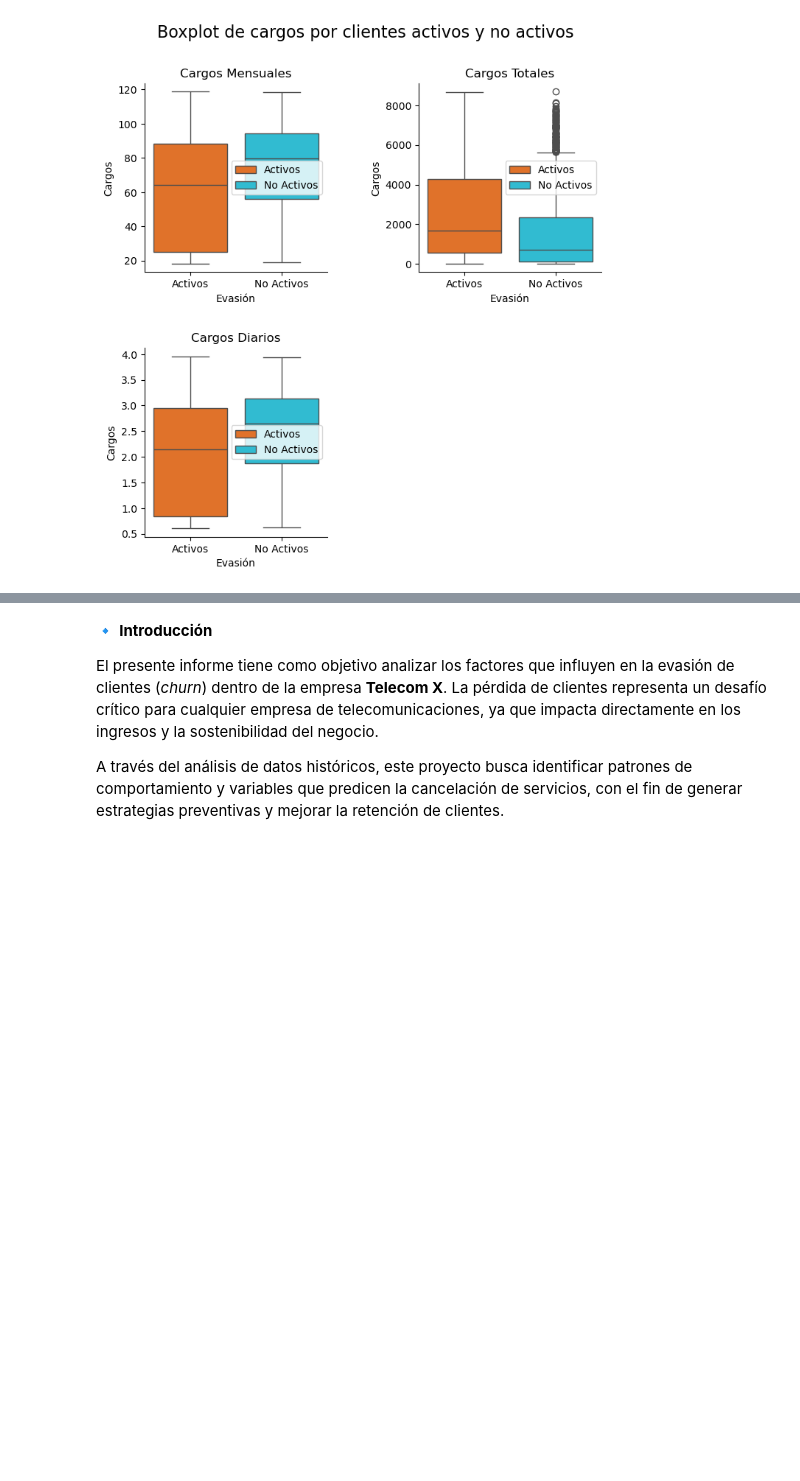
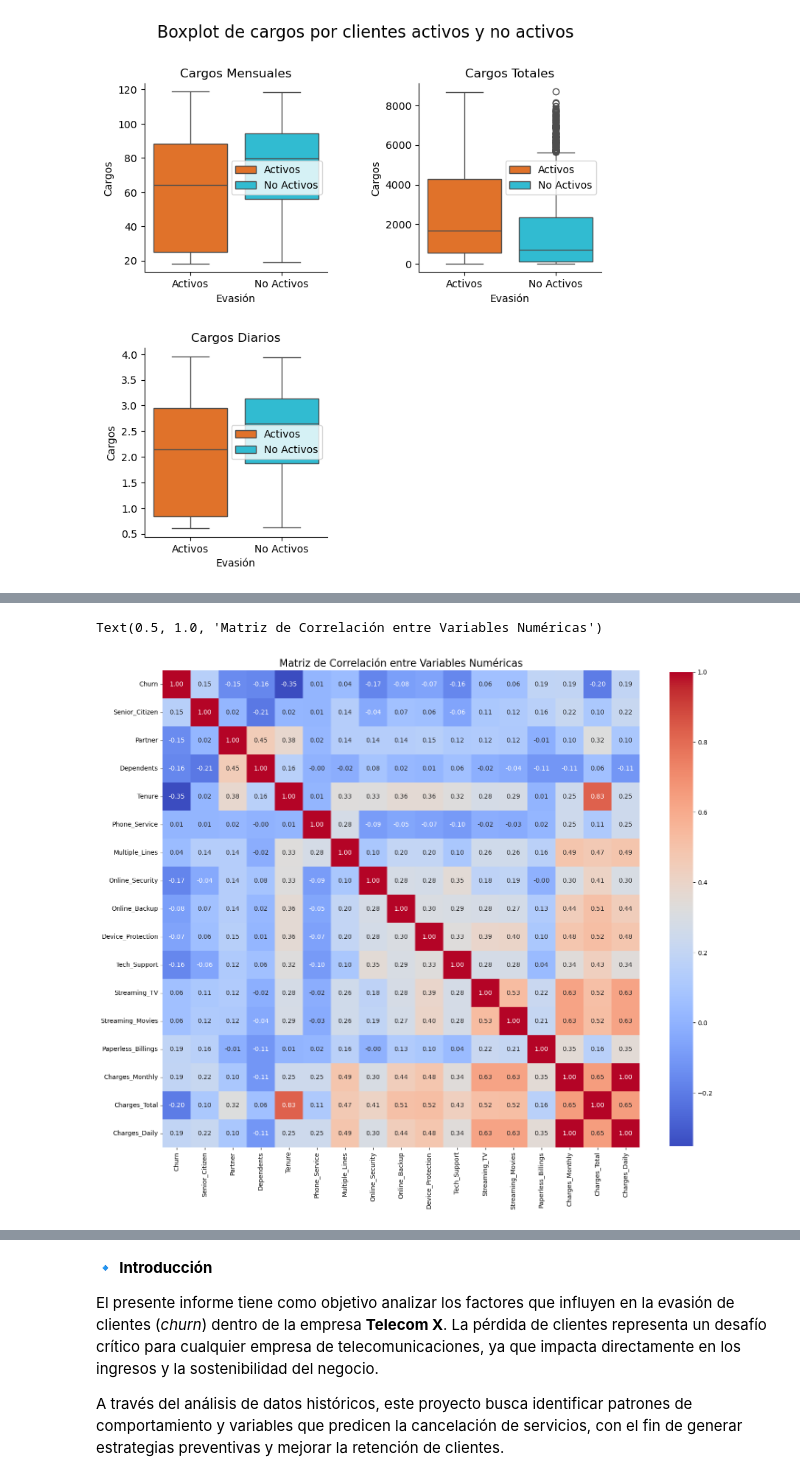
Before and after one commit to Yngasarock/Telecom-1, a Jupyter notebook: TelecomX_LATAM.ipynb, the cells around one changed output, grey strips where cells are left out. Drawn from its saved outputs; the diff is of its cells as text; code cells hidden in the pictures; blank space fills up the shorter version.

Commit message:
add corr plot

```diff
--- a/TelecomX_LATAM.ipynb
+++ b/TelecomX_LATAM.ipynb
@@ -933,0 +943,4 @@ plt.show()
+# %%
+df_numeric = df.select_dtypes(include=['number'])
+
+df_numeric.head()
@@ -934 +954,10 @@ plt.show()
+# %%
+fig, ax = plt.subplots(figsize=(17, 17))
+
+# Plot the data
+sns.heatmap(df_numeric.corr(), annot=True, fmt=".2f", cmap='coolwarm', ax=ax, square=True, cbar_kws={"shrink": .8})
+ax.set_title('Matriz de Correlación entre Variables Numéricas', fontsize=16)
+# %% [output]
+Text(0.5, 1.0, 'Matriz de Correlación entre Variables Numéricas')
+[figure, added]
 # %% [markdown]
```
Also changed, not shown: parts of 7 cells of this notebook.
